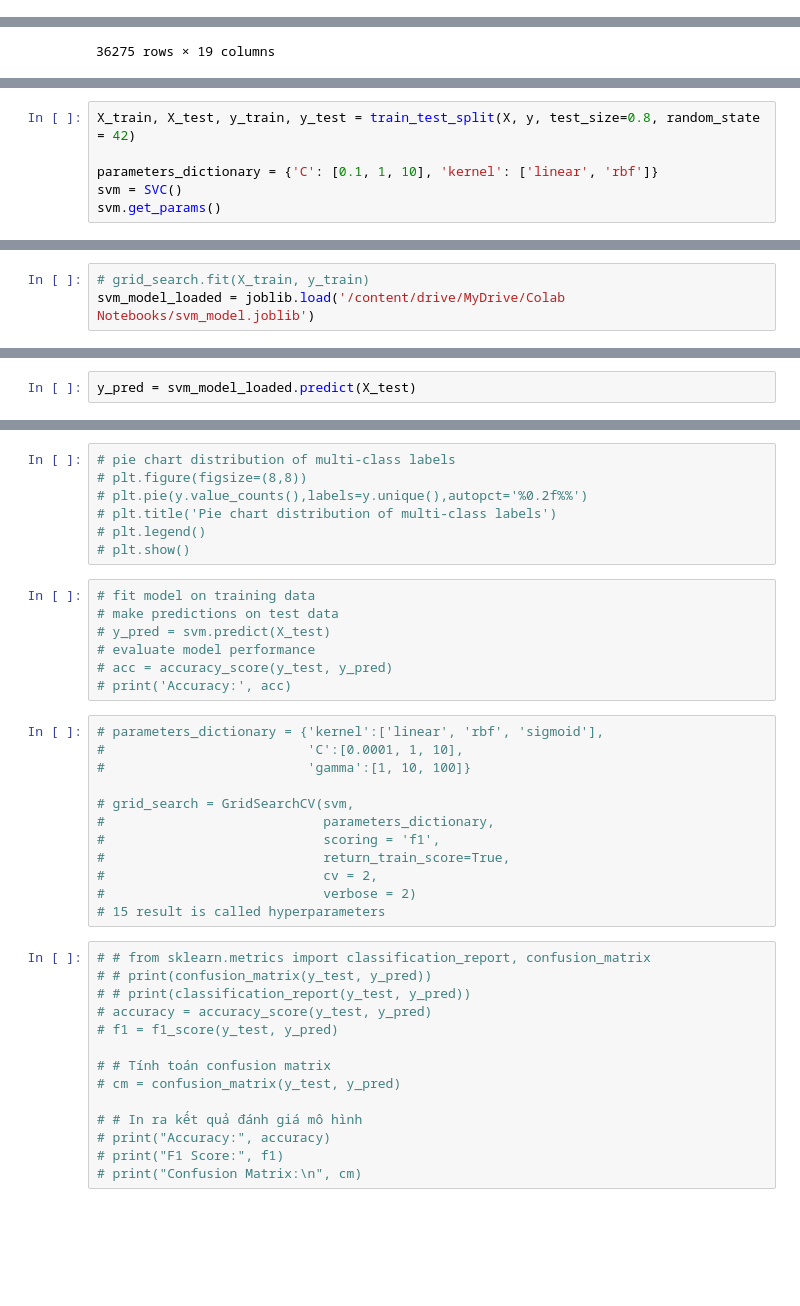
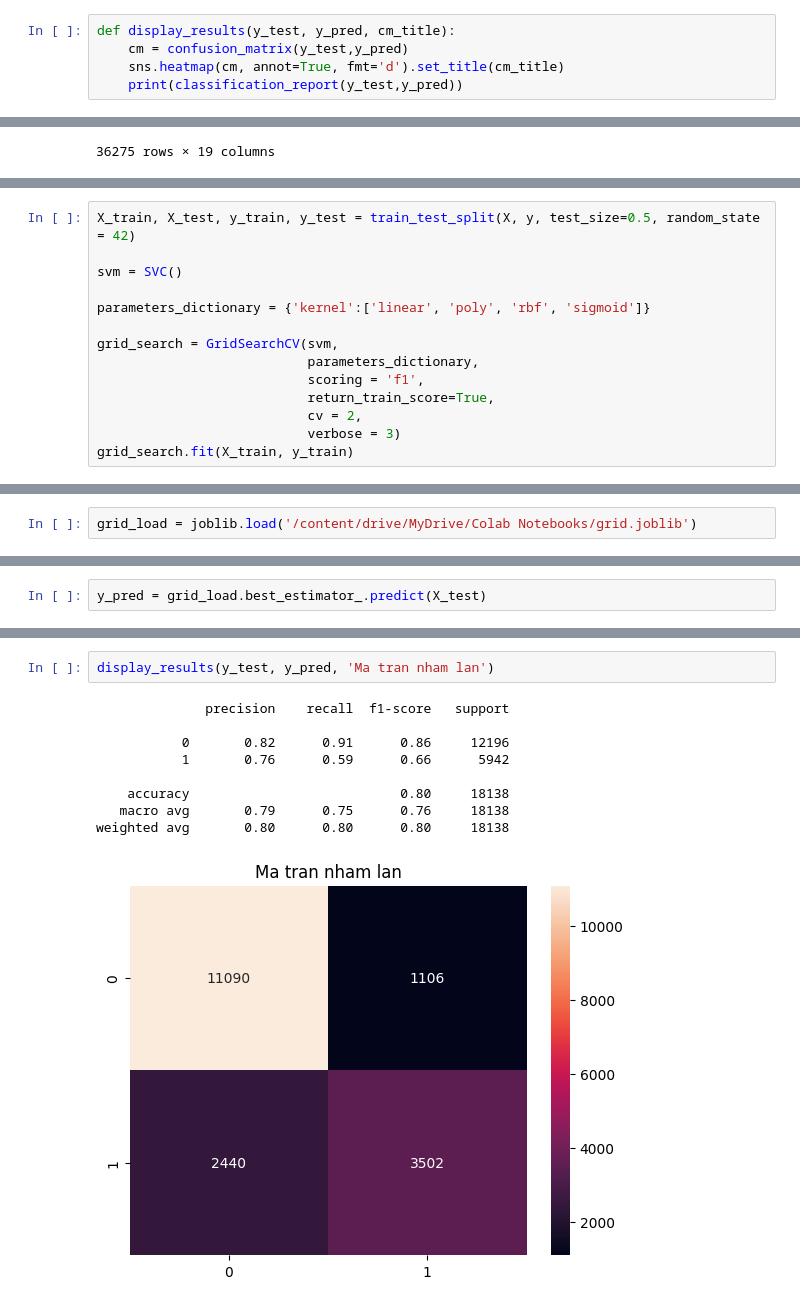
Before and after one commit to savig-vi/SVM, a Jupyter notebook: SVM.ipynb, the cells around one changed output, grey strips where cells are left out. Drawn from its saved outputs; the diff is of its cells as text; blank space fills up the shorter version.

Commit message:
Được tạo bằng Colaboratory

```diff
--- a/SVM.ipynb
+++ b/SVM.ipynb
@@ -32,3 +25,8 @@ Mounted at /content/drive
+# %%
+def display_results(y_test, y_pred, cm_title):
+    cm = confusion_matrix(y_test,y_pred)
+    sns.heatmap(cm, annot=True, fmt='d').set_title(cm_title)
+    print(classification_report(y_test,y_pred))
 # %%
 data = pd.read_csv('https://raw.githubusercontent.com/amateurdev29/doan_ttnt1/main/Hotel%20Reservations.csv',encoding='unicode_escape')
 df = pd.DataFrame(data)
@@ -150,7 +119,15 @@ y = df.iloc[:,17]
 # %%
-X_train, X_test, y_train, y_test = train_test_split(X, y, test_size=0.8, random_state = 42)
+X_train, X_test, y_train, y_test = train_test_split(X, y, test_size=0.5, random_state = 42)
 
-parameters_dictionary = {'C': [0.1, 1, 10], 'kernel': ['linear', 'rbf']}
 svm = SVC()
-svm.get_params()
+
+parameters_dictionary = {'kernel':['linear', 'poly', 'rbf', 'sigmoid']}
+
+grid_search = GridSearchCV(svm,
+                           parameters_dictionary,
+                           scoring = 'f1',
+                           return_train_score=True,
+                           cv = 2,
+                           verbose = 3)
+grid_search.fit(X_train, y_train)
 # %% [output]
@@ -174,3 +151,2 @@ grid_search = GridSearchCV(svm, param_grid=parameters_dictionary, verbose = 3, c
 # %%
-# grid_search.fit(X_train, y_train)
-svm_model_loaded = joblib.load('/content/drive/MyDrive/Colab Notebooks/svm_model.joblib')
+grid_load = joblib.load('/content/drive/MyDrive/Colab Notebooks/grid.joblib')
@@ -187,3 +153,3 @@ joblib.dump(best_model, '/content/drive/MyDrive/Colab Notebooks/svm_model.joblib
 # %%
-y_pred = svm_model_loaded.predict(X_test)
+y_pred = grid_load.best_estimator_.predict(X_test)
 # %%
@@ -230,40 +188,12 @@ KeyError: ignored
-# %%
-# pie chart distribution of multi-class labels
-# plt.figure(figsize=(8,8))
-# plt.pie(y.value_counts(),labels=y.unique(),autopct='%0.2f%%')
-# plt.title('Pie chart distribution of multi-class labels')
-# plt.legend()
-# plt.show()
-# %%
-# fit model on training data
-# make predictions on test data
-# y_pred = svm.predict(X_test)
-# evaluate model performance
-# acc = accuracy_score(y_test, y_pred)
-# print('Accuracy:', acc)
-# %%
-# parameters_dictionary = {'kernel':['linear', 'rbf', 'sigmoid'],
-#                          'C':[0.0001, 1, 10],
-#                          'gamma':[1, 10, 100]}
-
-# grid_search = GridSearchCV(svm,
-#                            parameters_dictionary,
-#                            scoring = 'f1',
-#                            return_train_score=True,
-#                            cv = 2,
-#                            verbose = 2)
-# 15 result is called hyperparameters
-# %%
-# # from sklearn.metrics import classification_report, confusion_matrix
-# # print(confusion_matrix(y_test, y_pred))
-# # print(classification_report(y_test, y_pred))
-# accuracy = accuracy_score(y_test, y_pred)
-# f1 = f1_score(y_test, y_pred)
-
-# # Tính toán confusion matrix
-# cm = confusion_matrix(y_test, y_pred)
-
-# # In ra kết quả đánh giá mô hình
-# print("Accuracy:", accuracy)
-# print("F1 Score:", f1)
-# print("Confusion Matrix:\n", cm)
+# %%
+display_results(y_test, y_pred, 'Ma tran nham lan')
+# %% [output]
+              precision    recall  f1-score   support
+
+           0       0.82      0.91      0.86     12196
+           1       0.76      0.59      0.66      5942
+
+    accuracy                           0.80     18138
+   macro avg       0.79      0.75      0.76     18138
+weighted avg       0.80      0.80      0.80     18138
+[figure, added]
```
Also changed, not shown: parts of 23 cells of this notebook.
